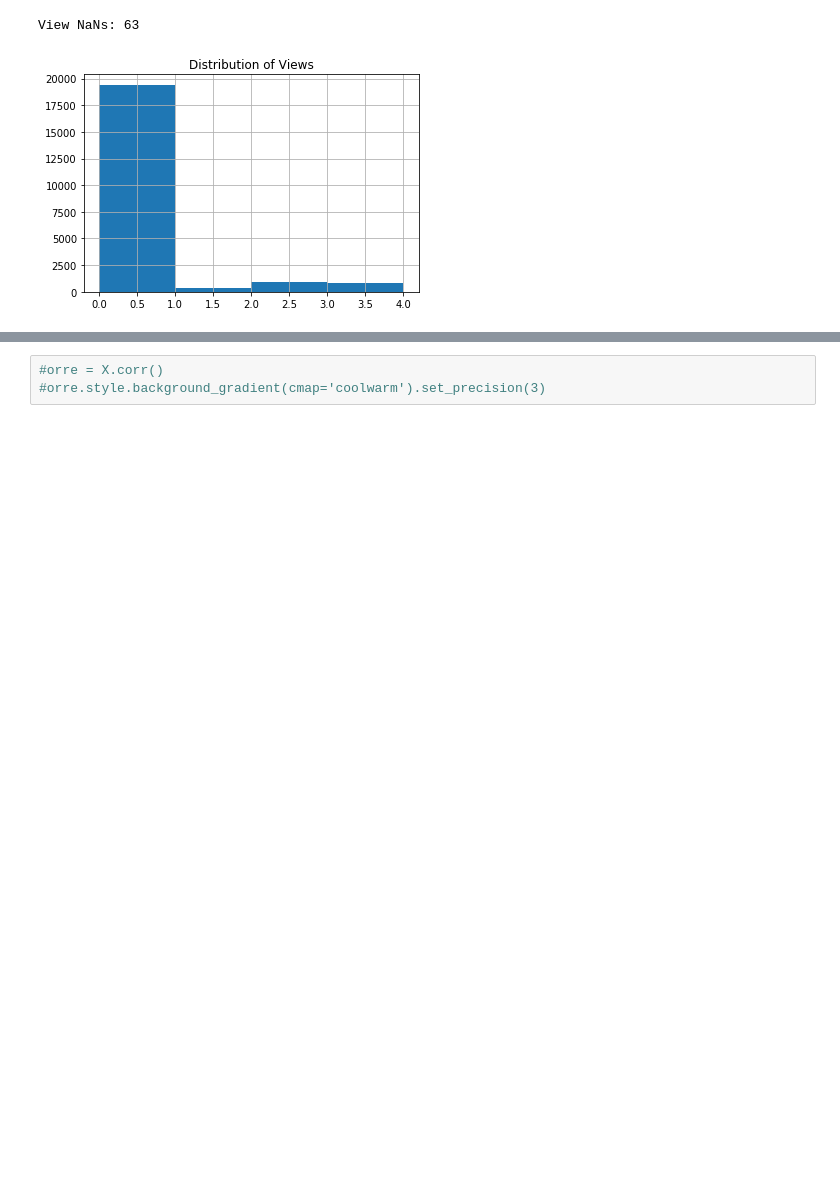
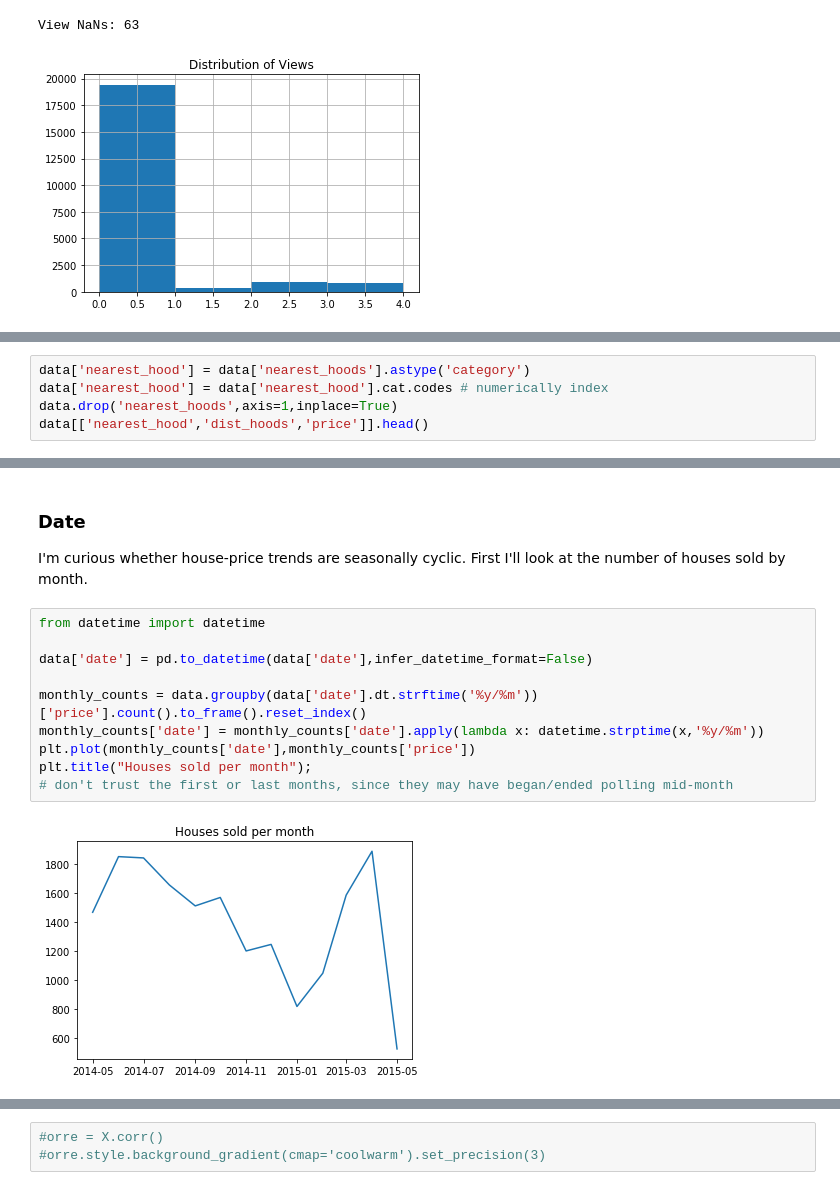
Before and after one commit to npeirson/dsc-v2-mod1-final-project-online-ds-sp-000, a Jupyter notebook: Project Notebook.ipynb, the cells around one changed output, grey strips where cells are left out. Saved outputs shown, nothing was run; the diff lists cells and outputs as text; blank space fills up the shorter version.

```diff
--- a/Project Notebook.ipynb
+++ b/Project Notebook.ipynb
@@ -353,0 +263,5 @@ X_train,X_test,y_train,y_test = tts(X_scaled,y_scaled,test_size=0.1)
+# %%
+data['nearest_hood'] = data['nearest_hoods'].astype('category')
+data['nearest_hood'] = data['nearest_hood'].cat.codes # numerically index
+data.drop('nearest_hoods',axis=1,inplace=True)
+data[['nearest_hood','dist_hoods','price']].head()
@@ -353,0 +275,15 @@ X_train,X_test,y_train,y_test = tts(X_scaled,y_scaled,test_size=0.1)
+# %% [markdown]
+### Date
+I'm curious whether house-price trends are seasonally cyclic. First I'll look at the number of houses sold by month.
+# %%
+from datetime import datetime
+
+data['date'] = pd.to_datetime(data['date'],infer_datetime_format=False)
+
+monthly_counts = data.groupby(data['date'].dt.strftime('%y/%m'))['price'].count().to_frame().reset_index()
+monthly_counts['date'] = monthly_counts['date'].apply(lambda x: datetime.strptime(x,'%y/%m'))
+plt.plot(monthly_counts['date'],monthly_counts['price'])
+plt.title("Houses sold per month");
+# don't trust the first or last months, since they may have began/ended polling mid-month
+# %% [output]
+[figure, added]
```
Also changed, not shown: parts of 80 cells of this notebook, 2 other files.
